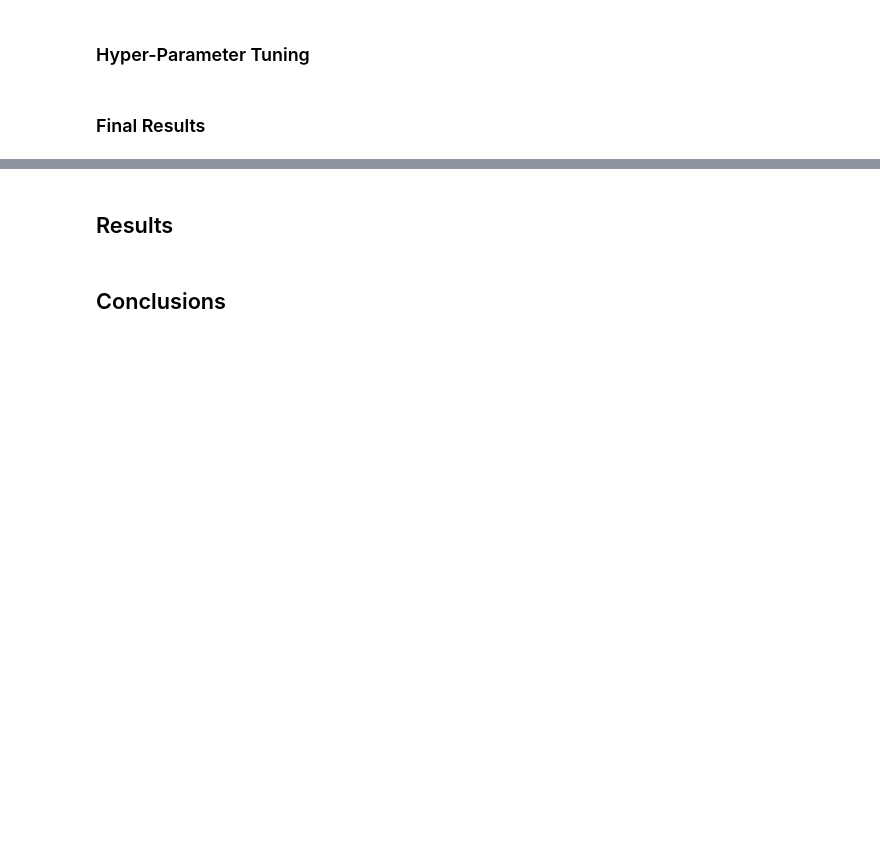
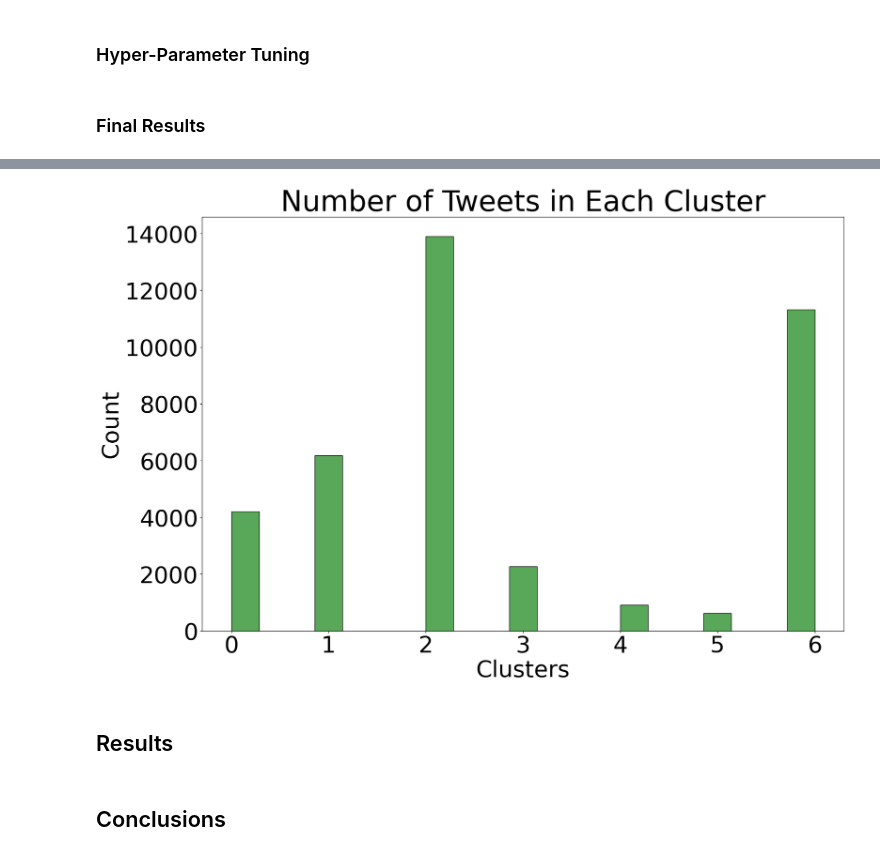
Before and after one commit to joshegladwell/us-school-shootings, a Jupyter notebook: codes/07-clustering/clustering.ipynb, the cells around one changed output, grey strips where cells are left out. Cells and saved outputs as stored; diff of their text form; code cells hidden in the pictures; blank space fills up the shorter version.

```diff
--- a/codes/07-clustering/clustering.ipynb
+++ b/codes/07-clustering/clustering.ipynb
@@ -125,3 +125,9 @@ plt.savefig('./../../501-project-website/images/clustering/elbow-graph.png')
 ### Hyper-Parameter Tuning
 # %% [markdown]
 ### Final Results
+# %%
+bestK = KMeans(n_clusters=7, init="k-means++")
+clusters = bestK.fit_predict(bow)
+df['nlabels'] = clusters
+
+df.head()
@@ -128,3 +141,23 @@ plt.savefig('./../../501-project-website/images/clustering/elbow-graph.png')
+# %%
+import seaborn as sns
+
+df_newind = df.reset_index(drop=True)
+
+plt.rcParams.update({'font.size': 40})
+
+fig, ax = plt.subplots(figsize=(20, 13))
+
+sns.histplot(data=df_newind, x='nlabels', ax=ax, color='#228b22')
+
+# Specify axis titles
+ax.set_title("Number of Tweets in Each Cluster", fontdict={'fontsize': 50})
+
+# Specify labels and ticks
+ax.set_xlabel('Clusters')
+
+plt.savefig("./../../501-project-website/images/clustering/cluster_counts.png")
+# %% [output]
+[figure, added]
 # %% [markdown]
 ## Results
 # %% [markdown]
```
Also changed, not shown: parts of 1 cell of this notebook, 2 other files.
